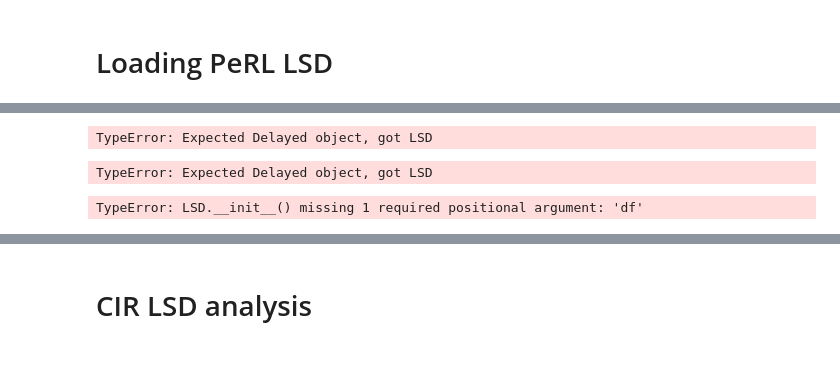
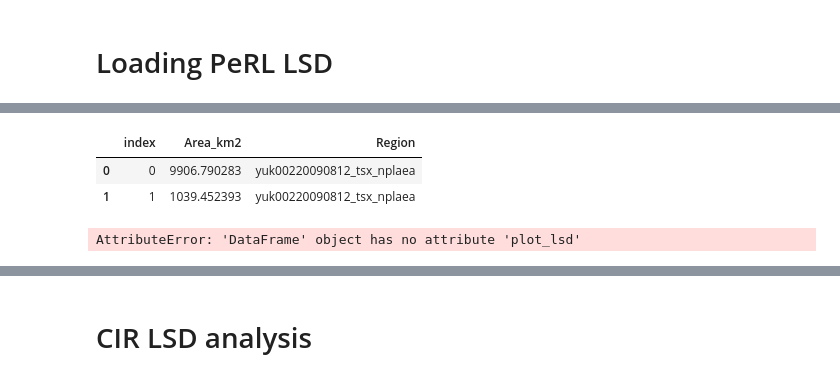
Before and after one commit to ekcomputer/lake-area, a Jupyter notebook: LSD_scale_comparison.ipynb, the cells around one changed output, grey strips where cells are left out. Saved outputs shown, nothing was run; the diff lists cells and outputs as text; code cells hidden in the pictures.

```diff
--- a/LSD_scale_comparison.ipynb
+++ b/LSD_scale_comparison.ipynb
@@ -224,53 +272,27 @@ perl = dd.
-# %%
-import dask.bag as db
-import dask.dataframe as dd
-from glob import glob
-# Define the file pattern
-file_pattern = '/mnt/f/PeRL/PeRL_waterbodymaps/waterbodies/arg00120110829_k2_nplaea.shp'
-
-# Define a custom loading function that reads a CSV file into a Pandas DataFrame
-# def custom_loader(filename):
-#     df = pd.read_csv(filename)
-#     return df
-
-# Create a Dask Bag of file paths that match the file pattern
-files = db.from_sequence(sorted(glob(file_pattern)))
-
-# Apply the custom loading function to each file path in parallel, creating a list of delayed Pandas DataFrames
-dfs = files.map(LSD.from_shapefile, area_var='AREA', region_var=None, idx_var=None)
-
-# Create a Dask DataFrame from the list of delayed Pandas DataFrames
-df = dd.from_delayed(dfs)
-
-df.head(2)
-# %% [output]
-TypeError: Expected Delayed object, got LSD
-# %%
-## V2 customize
-import dask.bag as db
-import dask.dataframe as dd
-from glob import glob
-# Define the file pattern
-file_pattern = '/mnt/f/PeRL/PeRL_waterbodymaps/waterbodies/arg00120110829_k2_nplaea.shp'
-
-# Define a custom loading function that reads a CSV file into a Pandas DataFrame
-# def custom_loader(filename):
-#     df = pd.read_csv(filename)
-#     return df
-
-# Create a Dask Bag of file paths that match the file pattern
-files = db.from_sequence(sorted(glob(file_pattern)))
-
-# Apply the custom loading function to each file path in parallel, creating a list of delayed Pandas DataFrames
-dfs = files.map(LSD.from_shapefile, area_var='AREA', region_var=None, idx_var=None)
-
-# Create a Dask DataFrame from the list of delayed Pandas DataFrames
-df = dd.from_delayed(dfs)
-
-df.head(2)
-# %% [output]
-TypeError: Expected Delayed object, got LSD
-# %%
-a = LSD()
-# %% [output]
-TypeError: LSD.__init__() missing 1 required positional argument: 'df'
+# %%
+## Load in serial with my custom class (can be parallelized with multiprocessing Pool.map). Help from ChatGPT
+
+# Define the file pattern
+file_pattern = '/mnt/f/PeRL/PeRL_waterbodymaps/waterbodies/*.shp'
+shapefiles = glob(file_pattern)
+
+# create an empty list to store the loaded shapefiles
+dfs = []
+
+# loop through the shapefiles and load each one using Geopandas
+for shpfile in shapefiles:
+    lsd = LSD.from_shapefile(shpfile, area_var='AREA', region_var=None, idx_var=None, name=os.path.basename(shpfile).replace('.shp','')) # gpd.read_file(shpfile, engine='pyogrio')
+    dfs.append(lsd)
+
+# merge all the loaded shapefiles into a single GeoDataFrame
+lsd_perl = LSD.concat(dfs, ignore_index=True) #, crs=gdfs[0].crs)
+lsd_perl.head(2)
+# %% [output]
+|  | index | Area_km2 | Region |
+| 0 | 0 | 9906.790283 | yuk00220090812_tsx_nplaea |
+| 1 | 1 | 1039.452393 | yuk00220090812_tsx_nplaea |
+# %%
+## plot
+lsd_perl.plot_lsd()
+# %% [output]
+AttributeError: 'DataFrame' object has no attribute 'plot_lsd'
```
Also changed, not shown: parts of 28 cells of this notebook.
